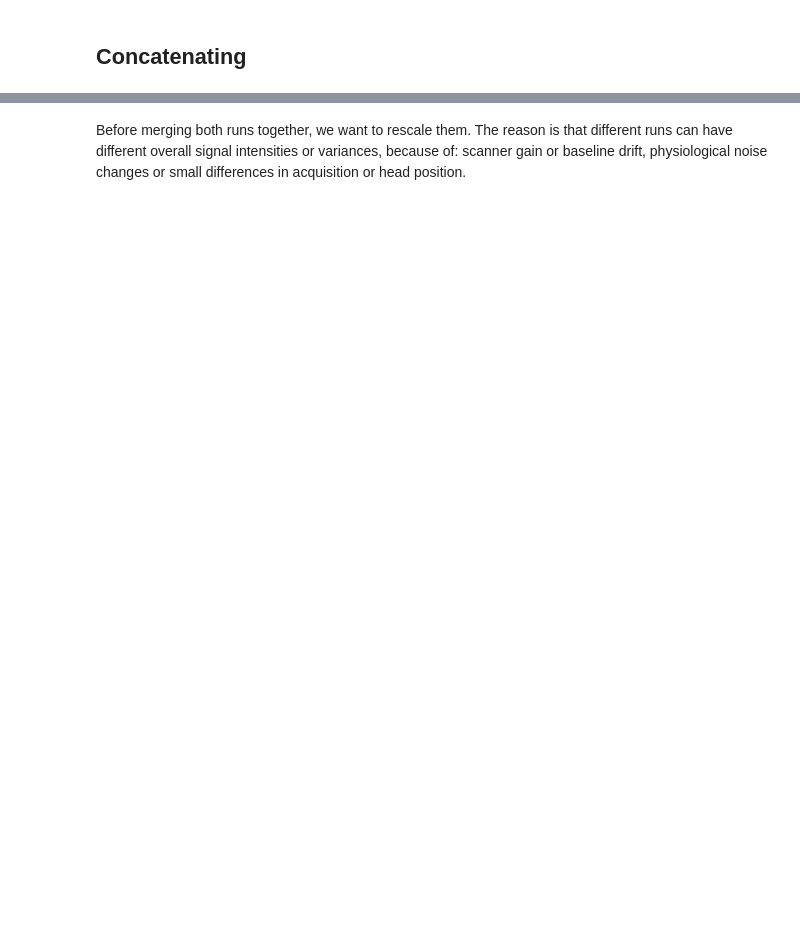
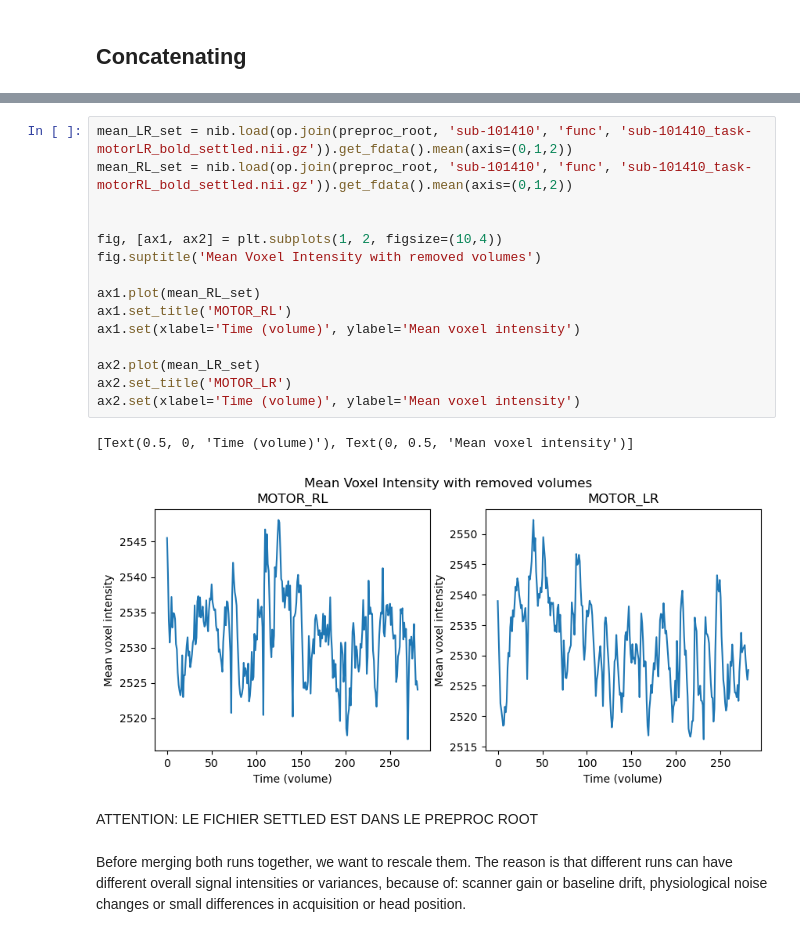
Before and after one commit to Rose-Kapps/NSSPMini_Project1, a Jupyter notebook: mini_project_1.ipynb, the cells around one changed output, grey strips where cells are left out. Drawn from its saved outputs; the diff is of its cells as text; blank space fills up the shorter version.

```diff
--- a/mini_project_1.ipynb
+++ b/mini_project_1.ipynb
@@ -394,3 +452,23 @@ fsleyesDisplay.load(op.join(func_dir,"sub-101410_task-motorLR_bold"))
+# %%
+mean_LR_set = nib.load(op.join(preproc_root, 'sub-101410', 'func', 'sub-101410_task-motorLR_bold_settled.nii.gz')).get_fdata().mean(axis=(0,1,2))
+mean_RL_set = nib.load(op.join(preproc_root, 'sub-101410', 'func', 'sub-101410_task-motorRL_bold_settled.nii.gz')).get_fdata().mean(axis=(0,1,2))
+
+
+fig, [ax1, ax2] = plt.subplots(1, 2, figsize=(10,4))
+fig.suptitle('Mean Voxel Intensity with removed volumes')
+
+ax1.plot(mean_RL_set)
+ax1.set_title('MOTOR_RL')
+ax1.set(xlabel='Time (volume)', ylabel='Mean voxel intensity')
+
+ax2.plot(mean_LR_set)
+ax2.set_title('MOTOR_LR')
+ax2.set(xlabel='Time (volume)', ylabel='Mean voxel intensity')
+# %% [output]
+[Text(0.5, 0, 'Time (volume)'), Text(0, 0.5, 'Mean voxel intensity')]
+[figure, added]
+# %% [markdown]
+ATTENTION: LE FICHIER SETTLED EST DANS LE PREPROC ROOT
 # %% [markdown]
 Before merging both runs together, we want to rescale them. The reason is that different runs can have different overall signal intensities or variances, because of: scanner gain or baseline drift, physiological noise changes or small differences in acquisition or head position.
 # %%
```
Also changed, not shown: parts of 42 cells of this notebook.
